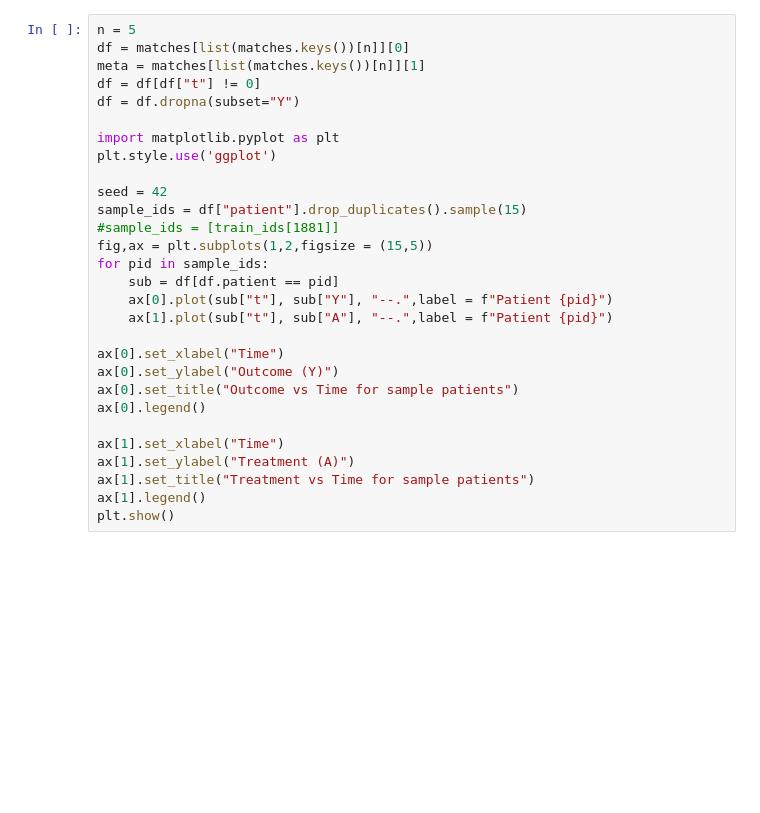
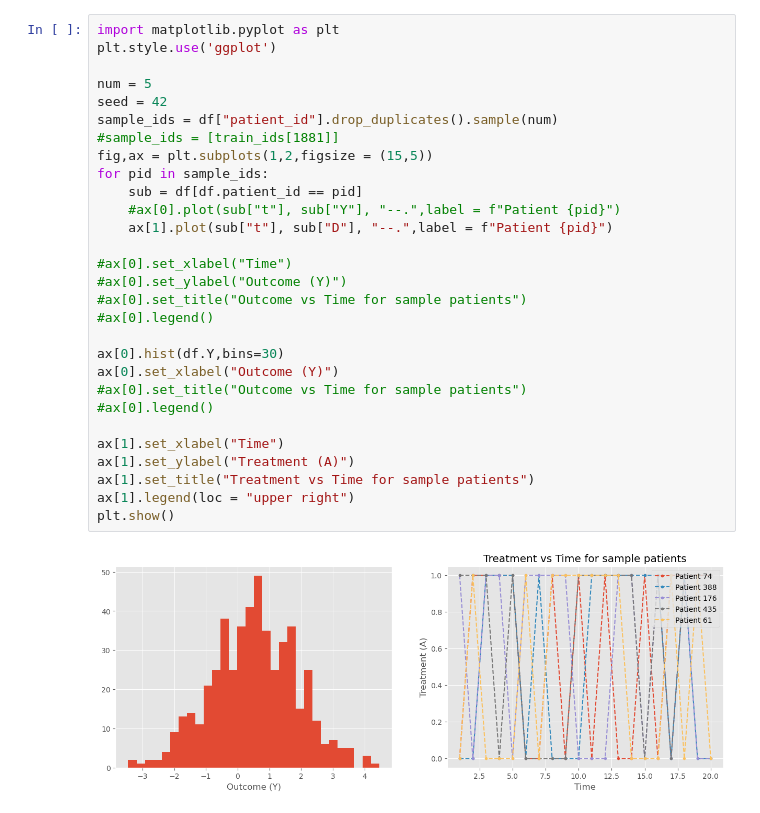
Before and after one commit to Ali-Setareh/SeqGPLVM_FEMSM, a Jupyter notebook: notebooks/data_insepction.ipynb, the cells around one changed output. Saved outputs shown, nothing was run; the diff lists cells and outputs as text; blank space fills up the shorter version.

```diff
--- a/notebooks/data_insepction.ipynb
+++ b/notebooks/data_insepction.ipynb
@@ -31,29 +64,31 @@ df
 # %%
-n = 5
-df = matches[list(matches.keys())[n]][0]
-meta = matches[list(matches.keys())[n]][1]
-df = df[df["t"] != 0]
-df = df.dropna(subset="Y")
-
 import matplotlib.pyplot as plt
 plt.style.use('ggplot')
 
+num = 5
 seed = 42
-sample_ids = df["patient"].drop_duplicates().sample(15)
+sample_ids = df["patient_id"].drop_duplicates().sample(num)
 #sample_ids = [train_ids[1881]]
 fig,ax = plt.subplots(1,2,figsize = (15,5))
 for pid in sample_ids:
-    sub = df[df.patient == pid]
-    ax[0].plot(sub["t"], sub["Y"], "--.",label = f"Patient {pid}")
-    ax[1].plot(sub["t"], sub["A"], "--.",label = f"Patient {pid}")
+    sub = df[df.patient_id == pid]
+    #ax[0].plot(sub["t"], sub["Y"], "--.",label = f"Patient {pid}")
+    ax[1].plot(sub["t"], sub["D"], "--.",label = f"Patient {pid}")
 
-ax[0].set_xlabel("Time")
-ax[0].set_ylabel("Outcome (Y)")
-ax[0].set_title("Outcome vs Time for sample patients")
-ax[0].legend()
+#ax[0].set_xlabel("Time")
+#ax[0].set_ylabel("Outcome (Y)")
+#ax[0].set_title("Outcome vs Time for sample patients")
+#ax[0].legend()
+
+ax[0].hist(df.Y,bins=30)
+ax[0].set_xlabel("Outcome (Y)")
+#ax[0].set_title("Outcome vs Time for sample patients")
+#ax[0].legend()
 
 ax[1].set_xlabel("Time")
 ax[1].set_ylabel("Treatment (A)")
 ax[1].set_title("Treatment vs Time for sample patients")
-ax[1].legend()
+ax[1].legend(loc = "upper right")
 plt.show()
+# %% [output]
+[figure, added]
```
Also changed, not shown: parts of 6 cells of this notebook, 2 other files.
